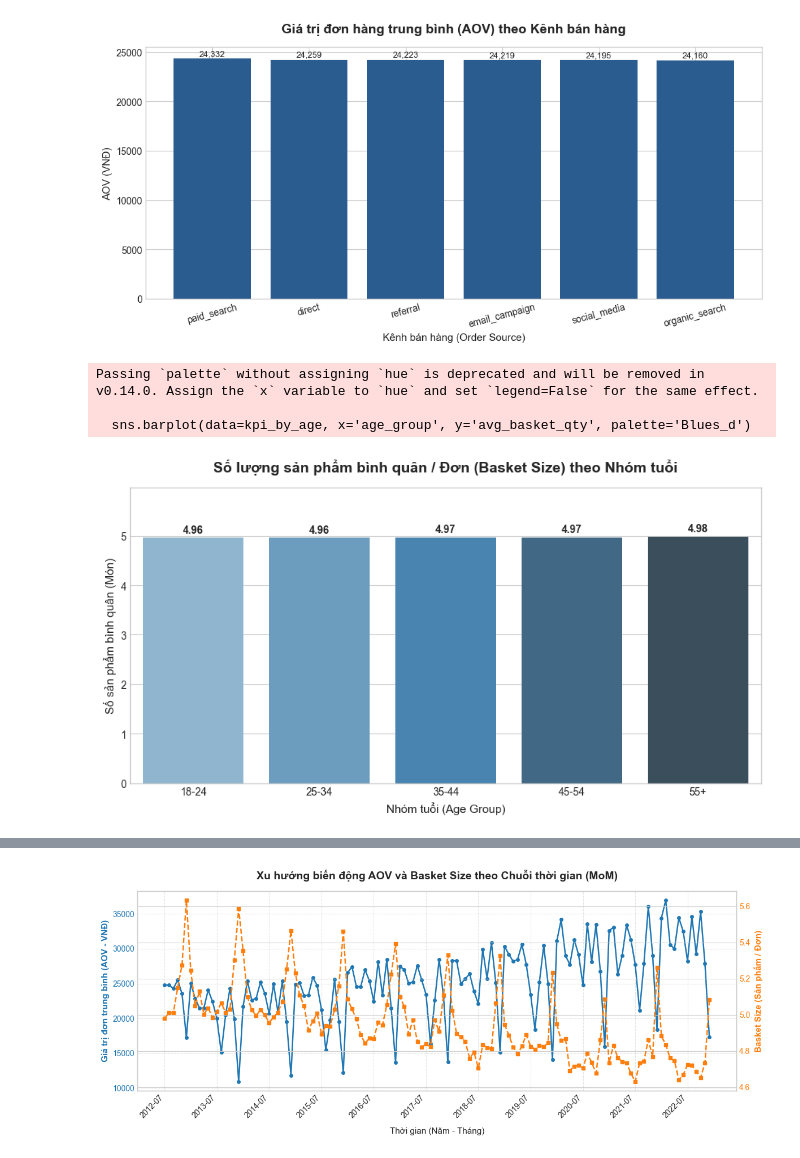
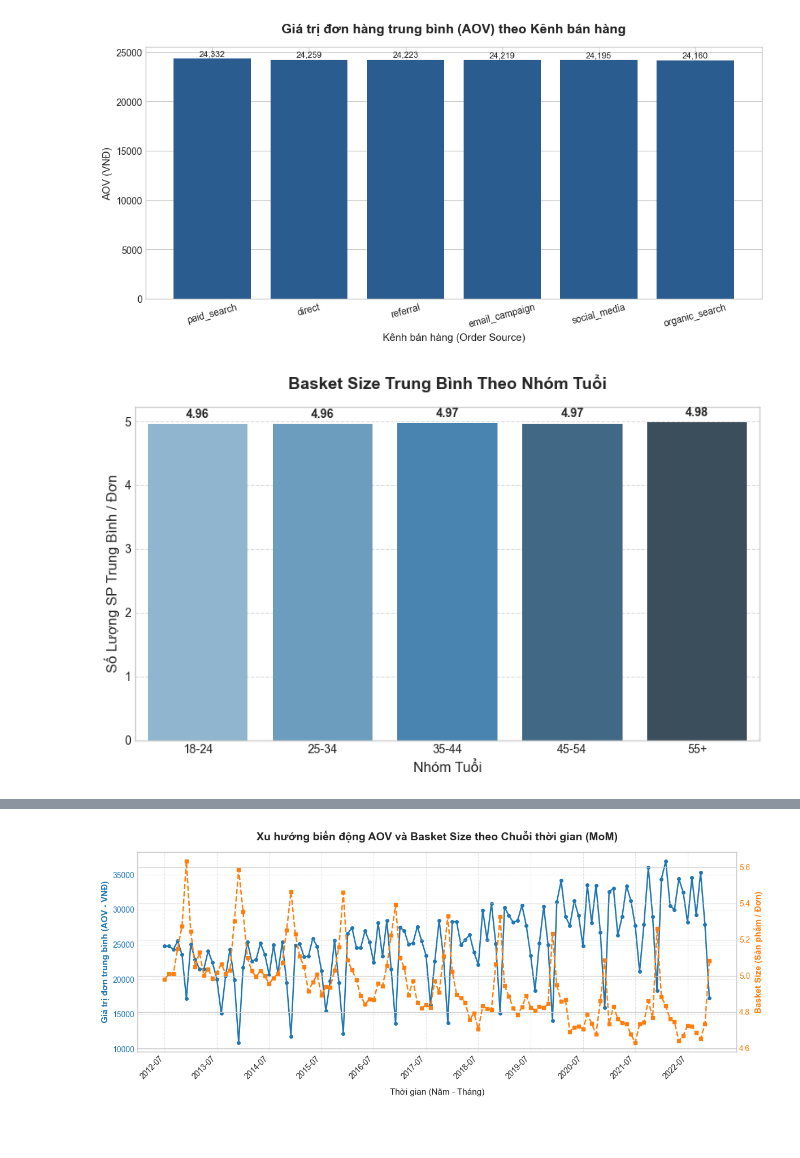
Before and after one commit to meanvux07/DAAI_N2.2, a Jupyter notebook: ProblemStatement/Problem_3_Problem_statement_3.ipynb, the cells around one changed output, grey strips where cells are left out. Saved outputs shown, nothing was run; the diff lists cells and outputs as text; code cells hidden in the pictures; blank space fills up the shorter version.

```diff
--- a/Problem/Problem_3_Problem_statement_3.ipynb
+++ b/ProblemStatement/Problem_3_Problem_statement_3.ipynb
@@ -274,22 +316,36 @@ plt.tight_layout()
 plt.show()
 # %% [output]
 [figure]
-# %%
-plt.figure(figsize=(9, 5))
-sns.barplot(data=kpi_by_age, x='age_group', y='avg_basket_qty', palette='Blues_d')
-
-plt.title('Số lượng sản phẩm bình quân / Đơn (Basket Size) theo Nhóm tuổi', fontsize=14, fontweight='bold', pad=15)
-plt.xlabel('Nhóm tuổi (Age Group)', fontsize=11)
-plt.ylabel('Số sản phẩm bình quân (Món)', fontsize=11)
-plt.ylim(0, max(kpi_by_age['avg_basket_qty']) * 1.2)
-
-for index, row in kpi_by_age.iterrows():
-    plt.text(index, row['avg_basket_qty'] + 0.1, f"{row['avg_basket_qty']:.2f}", ha='center', fontsize=10, fontweight='bold')
-
-plt.tight_layout()
-plt.show()
-# %% [output]
-Passing `palette` without assigning `hue` is deprecated and will be removed in v0.14.0. Assign the `x` variable to `hue` and set `legend=False` for the same effect.
-
-  sns.barplot(data=kpi_by_age, x='age_group', y='avg_basket_qty', palette='Blues_d')
-[figure, removed]
+# %%
+
+plt.figure(figsize=(8, 5))
+ax = sns.barplot(
+    data=kpi_by_age,
+    x='age_group',
+    y='avg_basket_qty',
+    hue='age_group',
+    palette='Blues_d',
+    legend=False
+)
+
+plt.title('Basket Size Trung Bình Theo Nhóm Tuổi', fontsize=14, fontweight='bold', pad=15)
+plt.xlabel('Nhóm Tuổi', fontsize=12)
+plt.ylabel('Số Lượng SP Trung Bình / Đơn', fontsize=12)
+plt.grid(axis='y', linestyle='--', alpha=0.7)
+
+# Thêm nhãn giá trị trên từng cột
+for p in ax.patches:
+    height = p.get_height()
+    if height > 0:
+        ax.annotate(
+            f'{height:.2f}',
+            (p.get_x() + p.get_width() / 2., height),
+            ha='center', va='bottom',
+            fontsize=10, fontweight='bold',
+            xytext=(0, 3), textcoords='offset points'
+        )
+
+plt.tight_layout()
+plt.show()
+# %% [output]
+[figure, added]
```
Also changed, not shown: parts of 10 cells of this notebook, 46 other files.
